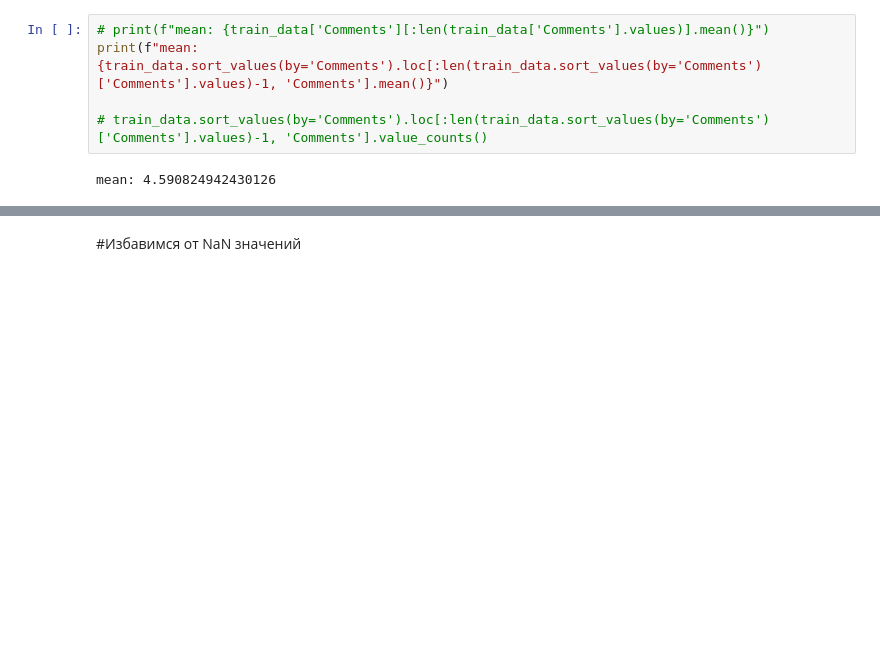
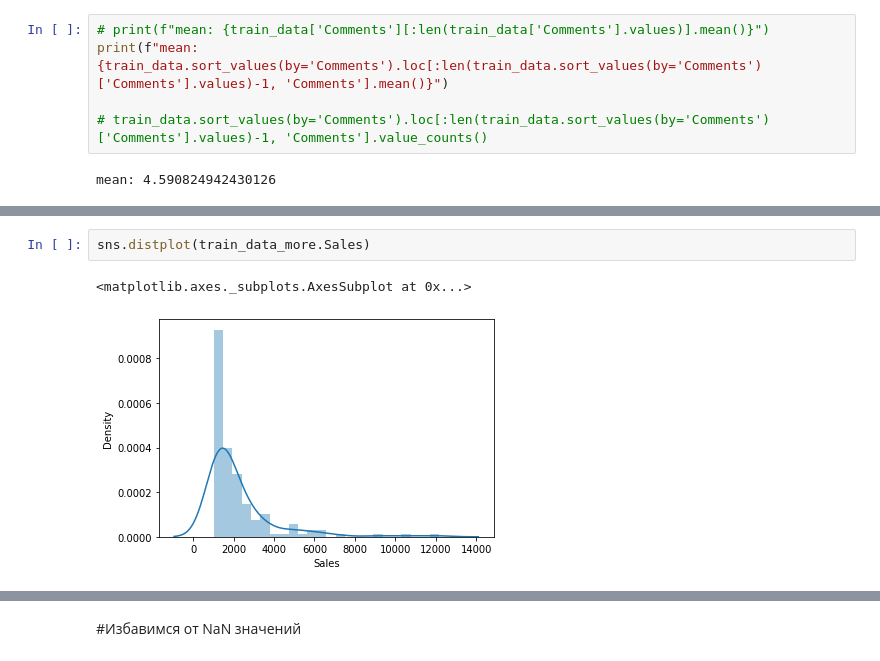
Before and after one commit to Kasymkhankhubiyev/BasicMachineLearning, a Jupyter notebook: nsu_data_competition.ipynb, the cells around one changed output, grey strips where cells are left out. Saved outputs shown, nothing was run; the diff lists cells and outputs as text; blank space fills up the shorter version.

```diff
--- a/nsu_data_competition.ipynb
+++ b/nsu_data_competition.ipynb
@@ -112,0 +142,5 @@ test_data['comments_more_than_avg'] = (test_data['Comments'] > 5).astype('int')
+# %%
+sns.distplot(train_data_more.Sales)
+# %% [output]
+<matplotlib.axes._subplots.AxesSubplot at 0x...>
+[figure, added]
```
Also changed, not shown: parts of 67 cells of this notebook.
